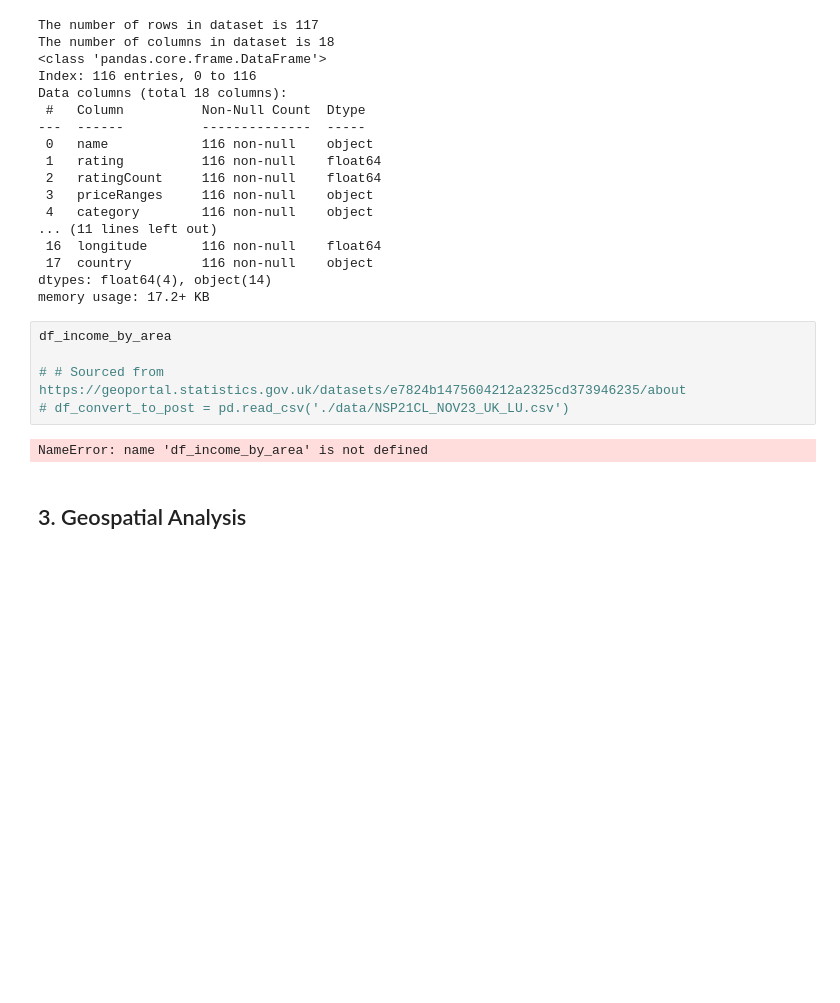
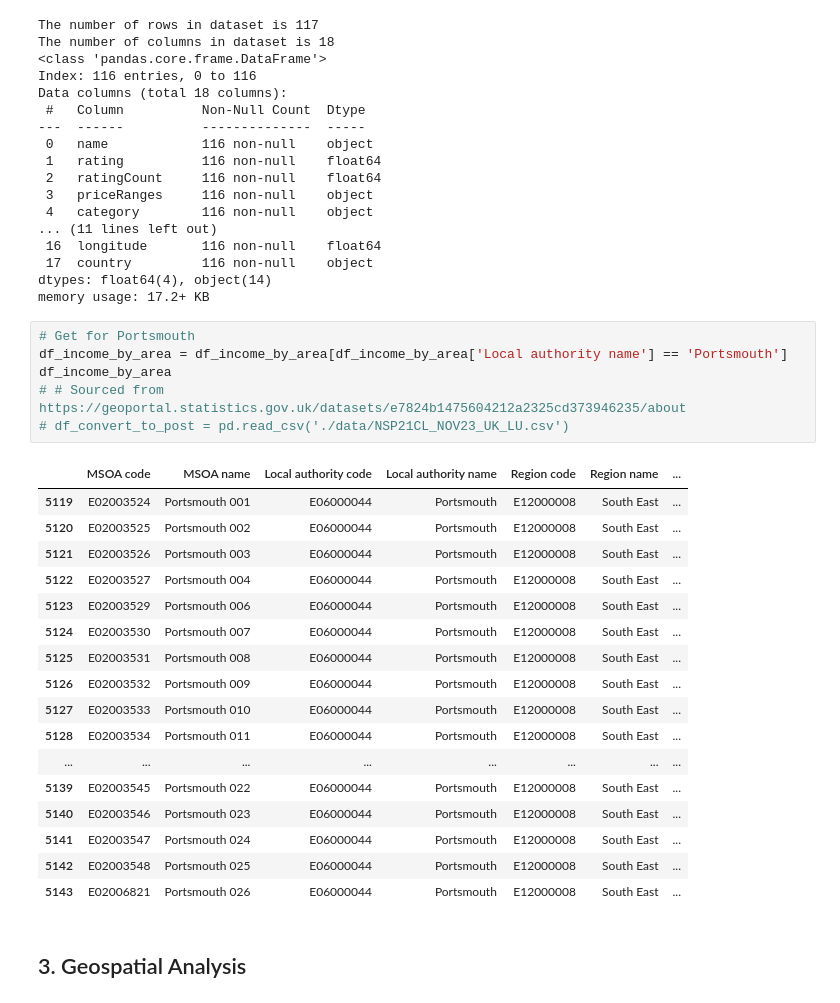
Before and after one commit to j-oshi/Data-Analysis-Understanding-CardioGood-Fitness-Customer-Profiles-for-Market-Research, a Jupyter notebook: RestaurantPredictiveModel.ipynb, the cells around one changed output. Cells and saved outputs as stored; diff of their text form; blank space fills up the shorter version.

```diff
--- a/RestaurantPredictiveModel.ipynb
+++ b/RestaurantPredictiveModel.ipynb
@@ -114,12 +112,29 @@ Data columns (total 18 columns):
 dtypes: float64(4), object(14)
 memory usage: 17.2+ KB
 # %%
+# Get for Portsmouth
+df_income_by_area = df_income_by_area[df_income_by_area['Local authority name'] == 'Portsmouth']
 df_income_by_area
-
 # # Sourced from https://geoportal.statistics.gov.uk/datasets/e7824b1475604212a2325cd373946235/about
 # df_convert_to_post = pd.read_csv('./data/NSP21CL_NOV23_UK_LU.csv')
 # %% [output]
-NameError: name 'df_income_by_area' is not defined
+|  | MSOA code | MSOA name | Local authority code | Local authority name | Region code | Region name | ... |
+| 5119 | E02003524 | Portsmouth 001 | E06000044 | Portsmouth | E12000008 | South East | ... |
+| 5120 | E02003525 | Portsmouth 002 | E06000044 | Portsmouth | E12000008 | South East | ... |
+| 5121 | E02003526 | Portsmouth 003 | E06000044 | Portsmouth | E12000008 | South East | ... |
+| 5122 | E02003527 | Portsmouth 004 | E06000044 | Portsmouth | E12000008 | South East | ... |
+| 5123 | E02003529 | Portsmouth 006 | E06000044 | Portsmouth | E12000008 | South East | ... |
+| 5124 | E02003530 | Portsmouth 007 | E06000044 | Portsmouth | E12000008 | South East | ... |
+| 5125 | E02003531 | Portsmouth 008 | E06000044 | Portsmouth | E12000008 | South East | ... |
+| 5126 | E02003532 | Portsmouth 009 | E06000044 | Portsmouth | E12000008 | South East | ... |
+| 5127 | E02003533 | Portsmouth 010 | E06000044 | Portsmouth | E12000008 | South East | ... |
+| 5128 | E02003534 | Portsmouth 011 | E06000044 | Portsmouth | E12000008 | South East | ... |
+| ... | ... | ... | ... | ... | ... | ... | ... |
+| 5139 | E02003545 | Portsmouth 022 | E06000044 | Portsmouth | E12000008 | South East | ... |
+| 5140 | E02003546 | Portsmouth 023 | E06000044 | Portsmouth | E12000008 | South East | ... |
+| 5141 | E02003547 | Portsmouth 024 | E06000044 | Portsmouth | E12000008 | South East | ... |
+| 5142 | E02003548 | Portsmouth 025 | E06000044 | Portsmouth | E12000008 | South East | ... |
+| 5143 | E02006821 | Portsmouth 026 | E06000044 | Portsmouth | E12000008 | South East | ... |
 # %% [markdown]
 <h2>3. Geospatial Analysis</h2>
 # %% [markdown]
```
Also changed, not shown: parts of 4 cells of this notebook.
